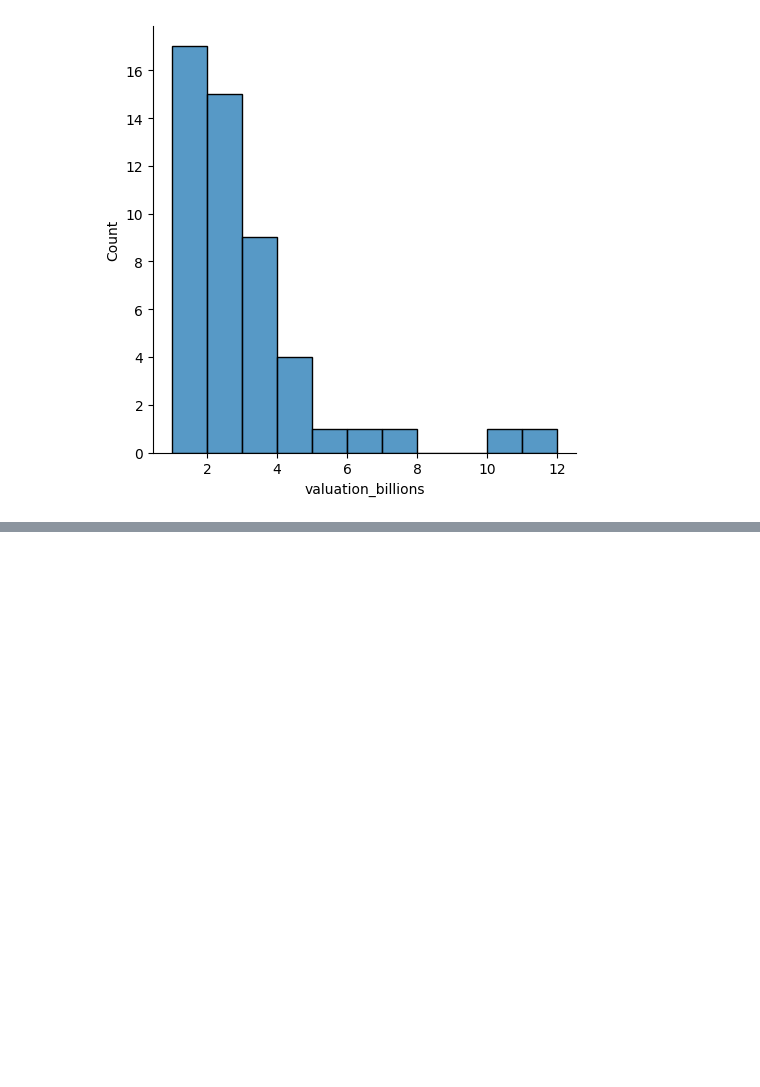
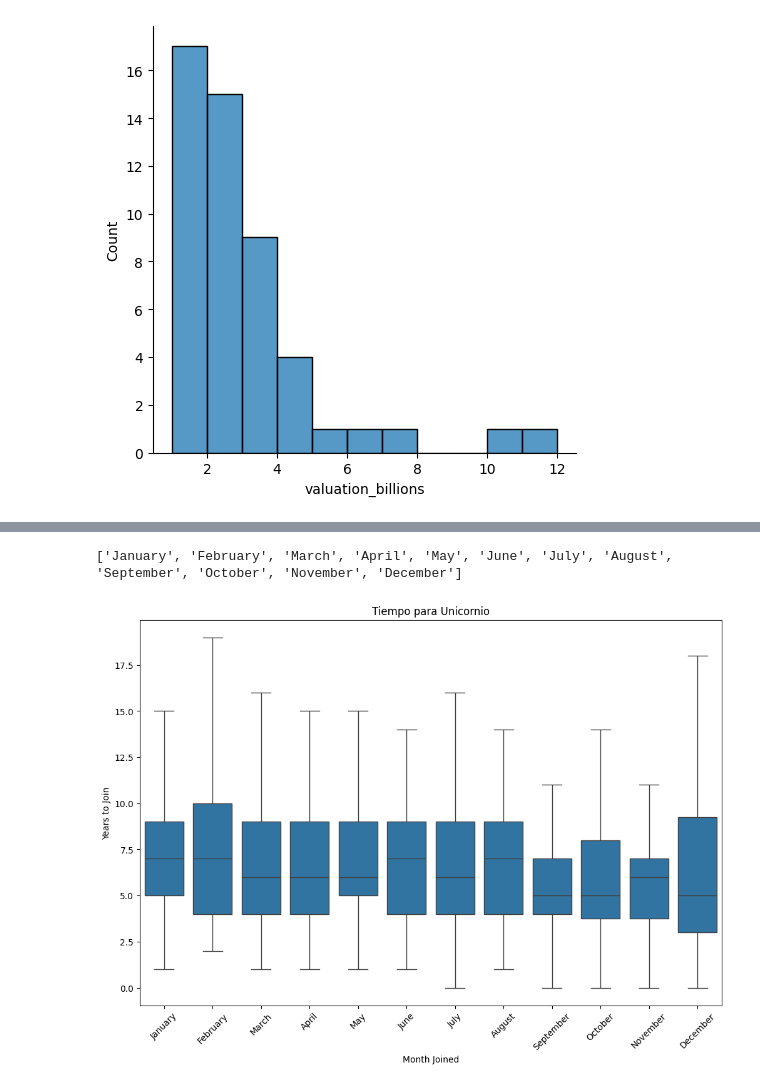
Before and after one commit to grigorow1974/Unicorns, a Jupyter notebook: Untitled-1.ipynb, the cells around one changed output, grey strips where cells are left out. Saved outputs shown, nothing was run; the diff lists cells and outputs as text; code cells hidden in the pictures; blank space fills up the shorter version.

```diff
--- a/Untitled-1.ipynb
+++ b/Untitled-1.ipynb
@@ -297,0 +530,46 @@ plt.show()
+# %%
+# Define a list that contains months in chronological order.
+
+### YOUR CODE HERE ###
+
+months = ['January', 'February', 'March', 'April', 'May', 'June', 'July', 'August', 'September', 'October', 'November', 'December']
+# Print out the list to confirm it is correct.
+
+### YOUR CODE HERE ###
+
+print(months)
+# %% [output]
+['January', 'February', 'March', 'April', 'May', 'June', 'July', 'August', 'September', 'October', 'November', 'December']
+# %%
+# Create the box plot to visualize the distribution of how long it took companies to become unicorns, with respect to the month they joined.
+# Make sure the x-axis goes in chronological order by month, using the list you defined previously.
+# Plot the data from the `companies` DataFrame.
+
+### YOUR CODE HERE ###
+plt.figure(figsize=(12, 8))
+g = sns.boxplot(data=companies,
+            x='Month Joined',
+            y='Years to Join',
+            order=months,
+            showfliers=False
+            )
+
+
+# Set the title of the plot.
+
+### YOUR CODE HERE ###
+
+g.set_title('Tiempo para Unicornio')
+
+# Rotate labels on the x-axis as a way to avoid overlap in the positions of the text.
+
+### YOUR CODE HERE ###
+
+g.set_xticklabels(months, rotation=45)
+
+# Display the plot.
+
+### YOUR CODE HERE ###
+plt.show()
+# %% [output]
+[figure, added]
```
Also changed, not shown: parts of 12 cells of this notebook.
